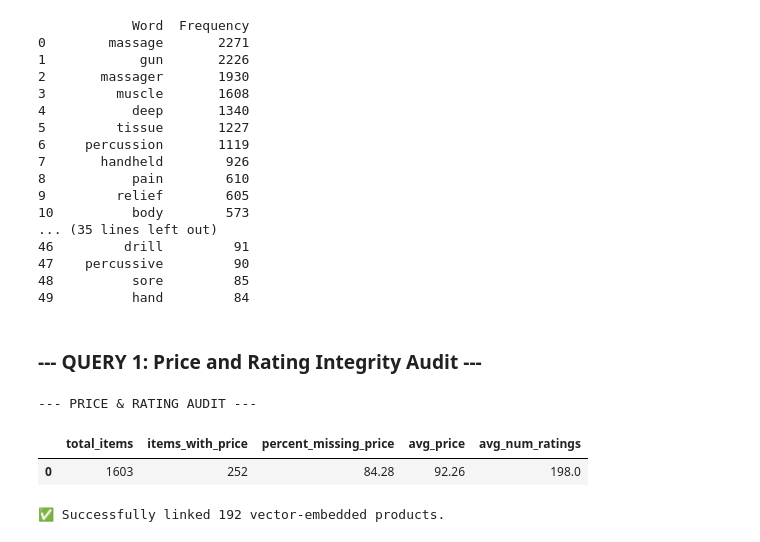
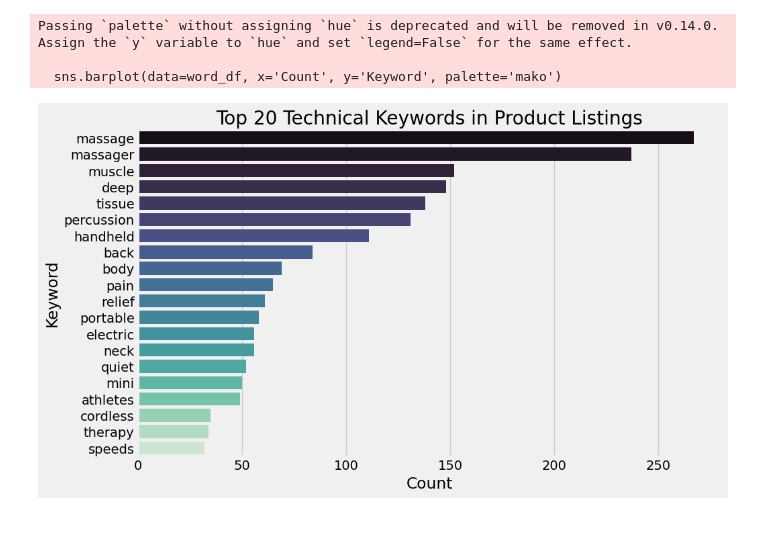
Before and after one commit to AidanGrambihler/strategic-discovery-engine, a Jupyter notebook: notebooks/eda.ipynb, the cells around one changed output. Drawn from its saved outputs; the diff is of its cells as text; code cells hidden in the pictures.

```diff
--- a/notebooks/eda.ipynb
+++ b/notebooks/eda.ipynb
@@ -55,72 +70,23 @@ Determine the 50 most common words across the massage gun products:
 # %%
 from collections import Counter
 import re
 
-# 1. Tokenize the titles
-# We'll grab all words, lowercase them, and ignore common "stop words"
-stop_words = {'and', 'the', 'for', 'with', 'your', 'with', 'from', 'this', 'that'}
-all_titles = " ".join(df['title'].tolist()).lower()
+# Tokenization
+stop_words = {'and', 'the', 'for', 'with', 'your', 'from', 'this', 'that', 'with'}
+all_titles = " ".join(con.execute("SELECT title FROM hardware").df()['title'].tolist()).lower()
 words = re.findall(r'\w+', all_titles)
 
-# 2. Filter out short words and stop words
-filtered_words = [w for w in words if len(w) > 2 and w not in stop_words]
+filtered_words = [w for w in words if len(w) > 3 and w not in stop_words]
+word_counts = Counter(filtered_words).most_common(20)
 
-# 3. Get the most common 50 words
-word_counts = Counter(filtered_words).most_common(50)
-
-# 4. Display as a clean DataFrame
-word_freq_df = pd.DataFrame(word_counts, columns=['Word', 'Frequency'])
-print(word_freq_df.head(50))
+# Bar Plot
+word_df = pd.DataFrame(word_counts, columns=['Keyword', 'Count'])
+plt.figure(figsize=(10, 6))
+sns.barplot(data=word_df, x='Count', y='Keyword', palette='mako')
+plt.title("Top 20 Technical Keywords in Product Listings")
+plt.show()
 # %% [output]
-            Word  Frequency
-0        massage       2271
-1            gun       2226
-2       massager       1930
-3         muscle       1608
-4           deep       1340
-5         tissue       1227
-6     percussion       1119
-7       handheld        926
-8           pain        610
-9         relief        605
-10          body        573
-... (35 lines left out)
-46         drill         91
-47    percussive         90
-48          sore         85
-49          hand         84
+Passing `palette` without assigning `hue` is deprecated and will be removed in v0.14.0. Assign the `y` variable to `hue` and set `legend=False` for the same effect.
+
+  sns.barplot(data=word_df, x='Count', y='Keyword', palette='mako')
+[figure, added]
-# %% [markdown]
-### --- QUERY 1: Price and Rating Integrity Audit ---
-# %%
-con = duckdb.connect()
-con.execute(f"CREATE VIEW hardware AS SELECT * FROM read_json_auto('{data_path}')")
-print("--- PRICE & RATING AUDIT ---")
-audit_query = """
-SELECT
-    count(*) AS total_items,
-    count(price) AS items_with_price,
-    round((count(*) - count(price)) * 100.0 / count(*), 2) AS percent_missing_price,
-    round(avg(price), 2) AS avg_price,
-    round(avg(rating_number), 1) AS avg_num_ratings
-FROM hardware
-"""
-display(con.execute(audit_query).df())
-# %% [output]
---- PRICE & RATING AUDIT ---
-|  | total_items | items_with_price | percent_missing_price | avg_price | avg_num_ratings |
-| 0 | 1603 | 252 | 84.28 | 92.26 | 198.0 |
-# %%
-# 1. Load the NLP outputs
-project_root = ".."
-vector_path = os.path.join(project_root, "data", "processed", "product_vectors.npy")
-meta_path = os.path.join(project_root, "data", "processed", "product_metadata.csv")
-
-# Only load if they exist (prevents notebook errors)
-if os.path.exists(vector_path) and os.path.exists(meta_path):
-    vectors = np.load(vector_path)
-    df_meta = pd.read_csv(meta_path)
-    print(f"✅ Successfully linked {len(df_meta)} vector-embedded products.")
-else:
-    print("❌ Error: Run product_embedder.py first to generate vectors!")
-# %% [output]
-✅ Successfully linked 192 vector-embedded products.
```
Also changed, not shown: parts of 18 cells of this notebook.
